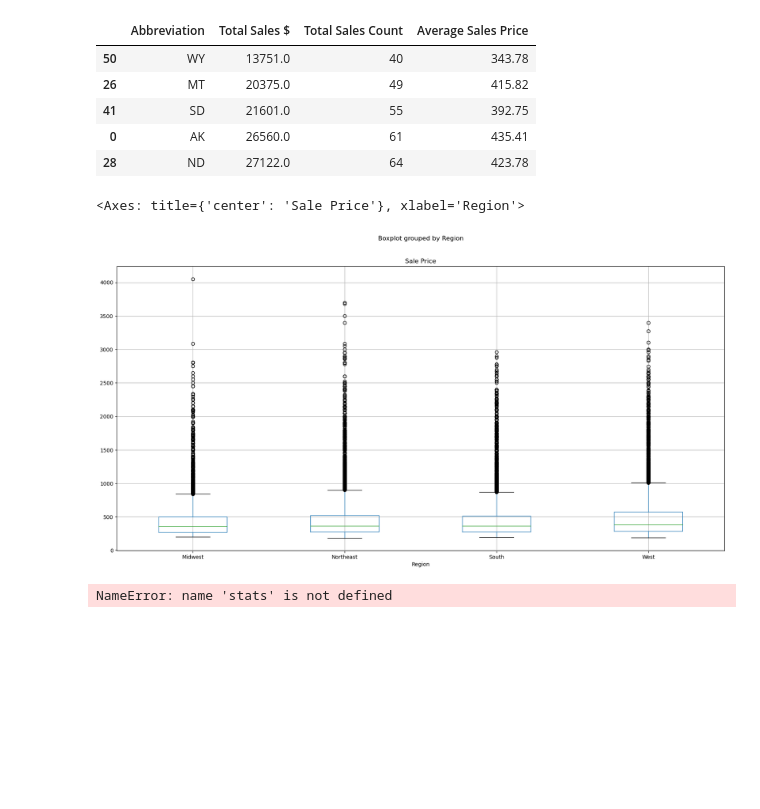
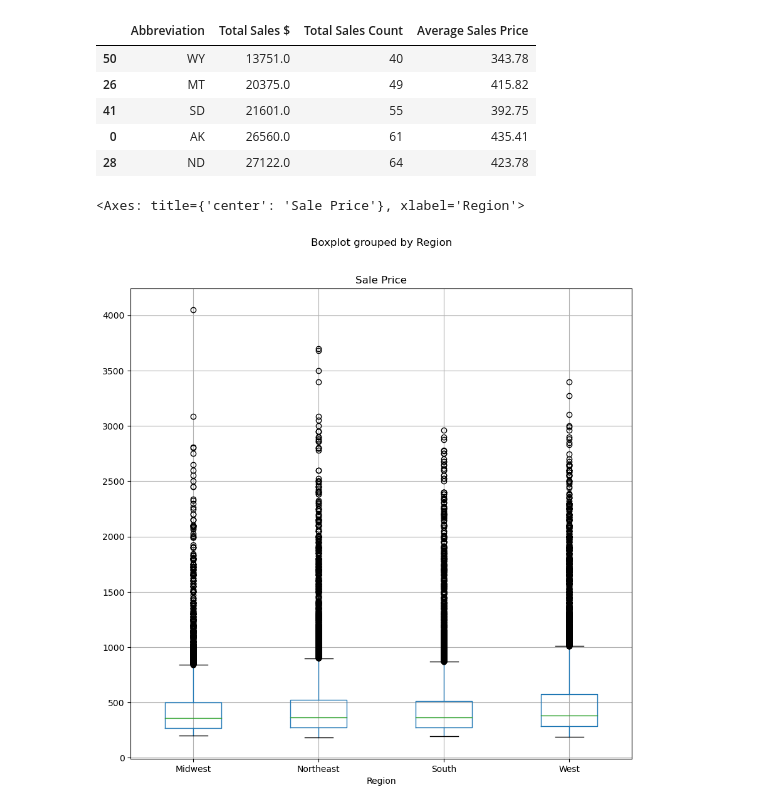
Before and after one commit to melissaa06/SNKRS_R_US, a Jupyter notebook: SneakerPy.ipynb, the cells around one changed output. Cells and saved outputs as stored; diff of their text form; code cells hidden in the pictures; blank space fills up the shorter version.

```diff
--- a/SneakerPy.ipynb
+++ b/SneakerPy.ipynb
@@ -304,10 +304,10 @@ HeatMap_SalesMean.update_layout(
 HeatMap_SalesMean.show()
 # %%
 # Create a boxplot to compare means
-sneaker_data.boxplot("Sale Price", by="Region", figsize=(20, 10))
+sneaker_data.boxplot("Sale Price", by="Region", figsize=(10, 10))
 # %% [output]
 <Axes: title={'center': 'Sale Price'}, xlabel='Region'>
-[figure, old version]
+[figure, new version]
 # %%
 # Extract individual groups
 group0 = sneaker_data[sneaker_data["Region"] == "Midwest"]["Sale Price"]
@@ -316,6 +316,4 @@ group2 = sneaker_data[sneaker_data["Region"] == "South"]["Sale Price"]
 group3 = sneaker_data[sneaker_data["Region"] == "West"]["Sale Price"]
 # %%
 # Perform the ANOVA
-stats.f_oneway(group0, group1, group2, group3)
+#stats.f_oneway(group0, group1, group2, group3)
-# %% [output]
-NameError: name 'stats' is not defined
```
